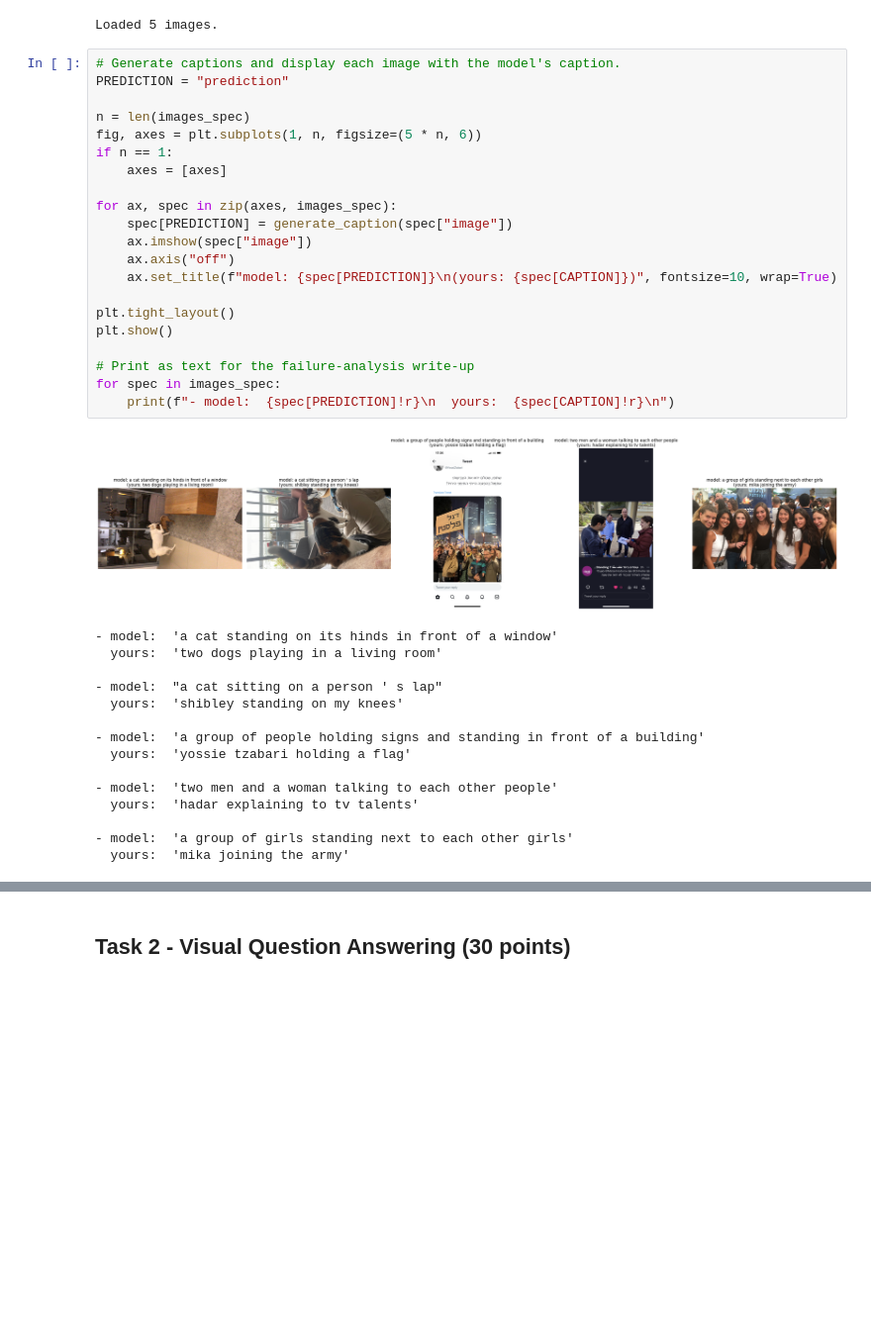
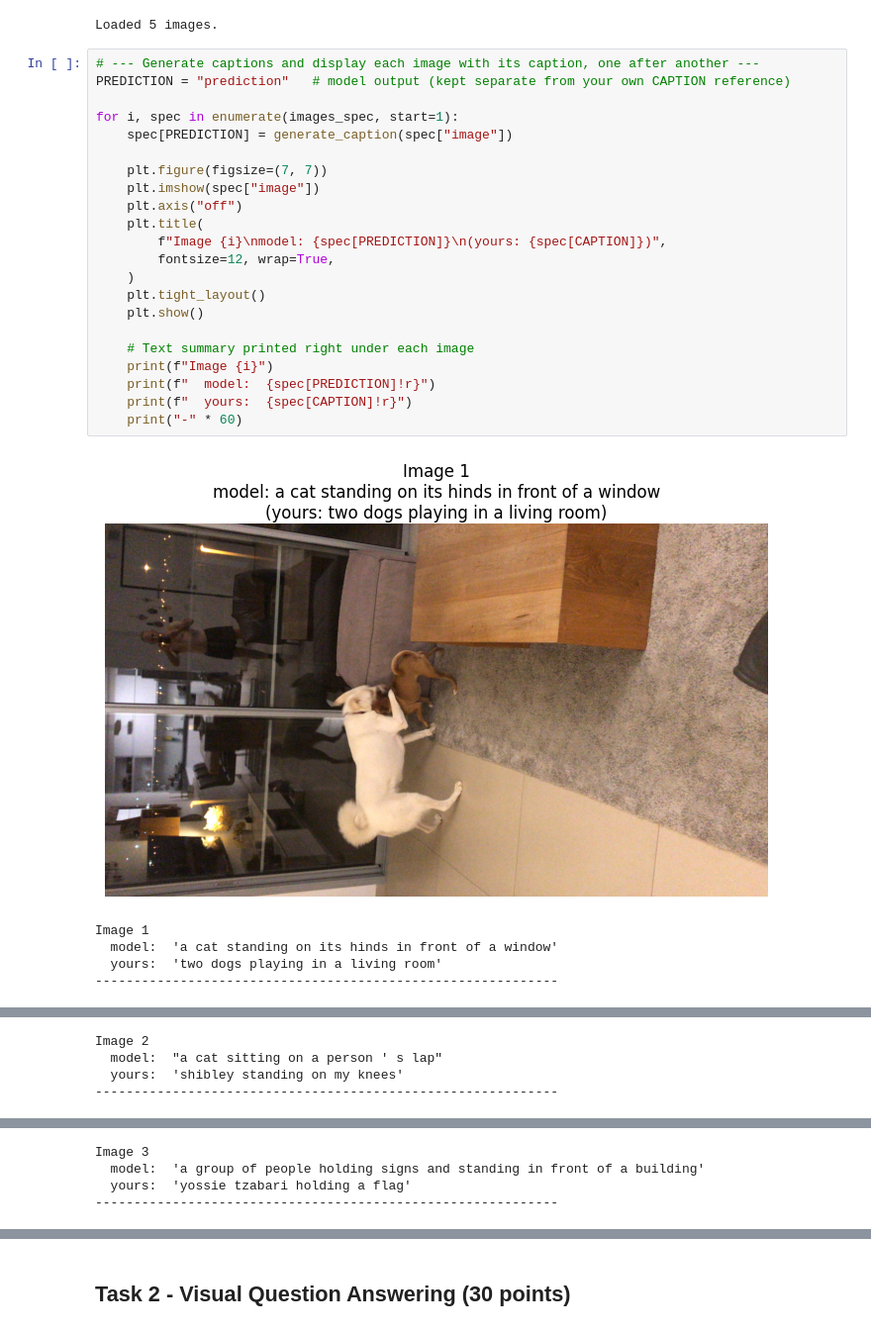
Before and after one commit to yaronwinter/Nebius, a Jupyter notebook: weeks/week8/llm/llm_multi_model_hw4.ipynb, the cells around one changed output, grey strips where cells are left out. Shown at 99% size. Cells and saved outputs as stored; diff of their text form; blank space fills up the shorter version.

Commit message:
llm multi model hw4

```diff
--- a/weeks/week8/llm/llm_multi_model_hw4.ipynb
+++ b/weeks/week8/llm/llm_multi_model_hw4.ipynb
@@ -136,39 +135,30 @@ print(f"Loaded {len(images_spec)} images.")
 # %% [output]
 Loaded 5 images.
 # %%
-# Generate captions and display each image with the model's caption.
-PREDICTION = "prediction"
+# --- Generate captions and display each image with its caption, one after another ---
+PREDICTION = "prediction"   # model output (kept separate from your own CAPTION reference)
 
-n = len(images_spec)
-fig, axes = plt.subplots(1, n, figsize=(5 * n, 6))
-if n == 1:
-    axes = [axes]
+for i, spec in enumerate(images_spec, start=1):
+    spec[PREDICTION] = generate_caption(spec["image"])
 
-for ax, spec in zip(axes, images_spec):
-    spec[PREDICTION] = generate_caption(spec["image"])
-    ax.imshow(spec["image"])
-    ax.axis("off")
-    ax.set_title(f"model: {spec[PREDICTION]}\n(yours: {spec[CAPTION]})", fontsize=10, wrap=True)
+    plt.figure(figsize=(7, 7))
+    plt.imshow(spec["image"])
+    plt.axis("off")
+    plt.title(
+        f"Image {i}\nmodel: {spec[PREDICTION]}\n(yours: {spec[CAPTION]})",
+        fontsize=12, wrap=True,
+    )
+    plt.tight_layout()
+    plt.show()
 
-plt.tight_layout()
-plt.show()
-
-# Print as text for the failure-analysis write-up
-for spec in images_spec:
-    print(f"- model:  {spec[PREDICTION]!r}\n  yours:  {spec[CAPTION]!r}\n")
+    # Text summary printed right under each image
+    print(f"Image {i}")
+    print(f"  model:  {spec[PREDICTION]!r}")
+    print(f"  yours:  {spec[CAPTION]!r}")
+    print("-" * 60)
 # %% [output]
-[figure, old version]
+[figure, new version]
-- model:  'a cat standing on its hinds in front of a window'
+Image 1
+  model:  'a cat standing on its hinds in front of a window'
   yours:  'two dogs playing in a living room'
-
-- model:  "a cat sitting on a person ' s lap"
-  yours:  'shibley standing on my knees'
-
-- model:  'a group of people holding signs and standing in front of a building'
-  yours:  'yossie tzabari holding a flag'
-
-- model:  'two men and a woman talking to each other people'
-  yours:  'hadar explaining to tv talents'
-
-- model:  'a group of girls standing next to each other girls'
-  yours:  'mika joining the army'
+------------------------------------------------------------
@@ -174,0 +166,4 @@ for spec in images_spec:
+Image 2
+  model:  "a cat sitting on a person ' s lap"
+  yours:  'shibley standing on my knees'
+------------------------------------------------------------
@@ -174,0 +171,4 @@ for spec in images_spec:
+Image 3
+  model:  'a group of people holding signs and standing in front of a building'
+  yours:  'yossie tzabari holding a flag'
+------------------------------------------------------------
```
Also changed, not shown: parts of 2 cells of this notebook, 1 other file.
